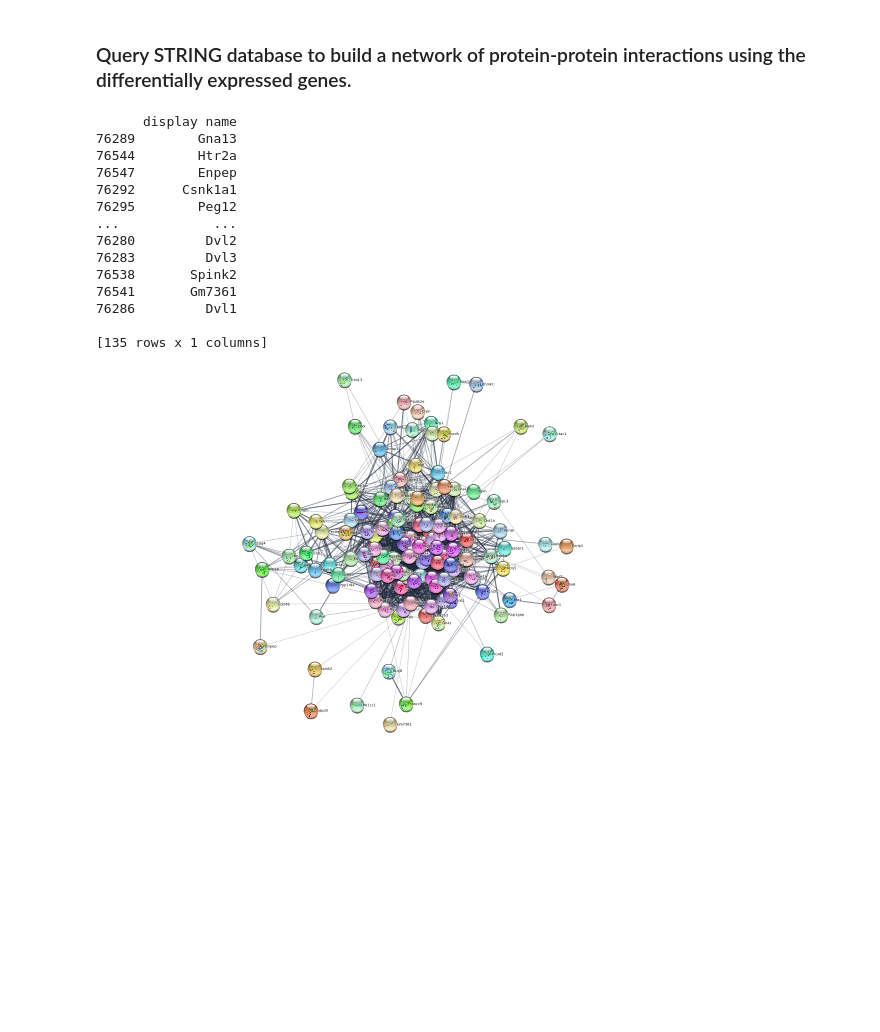
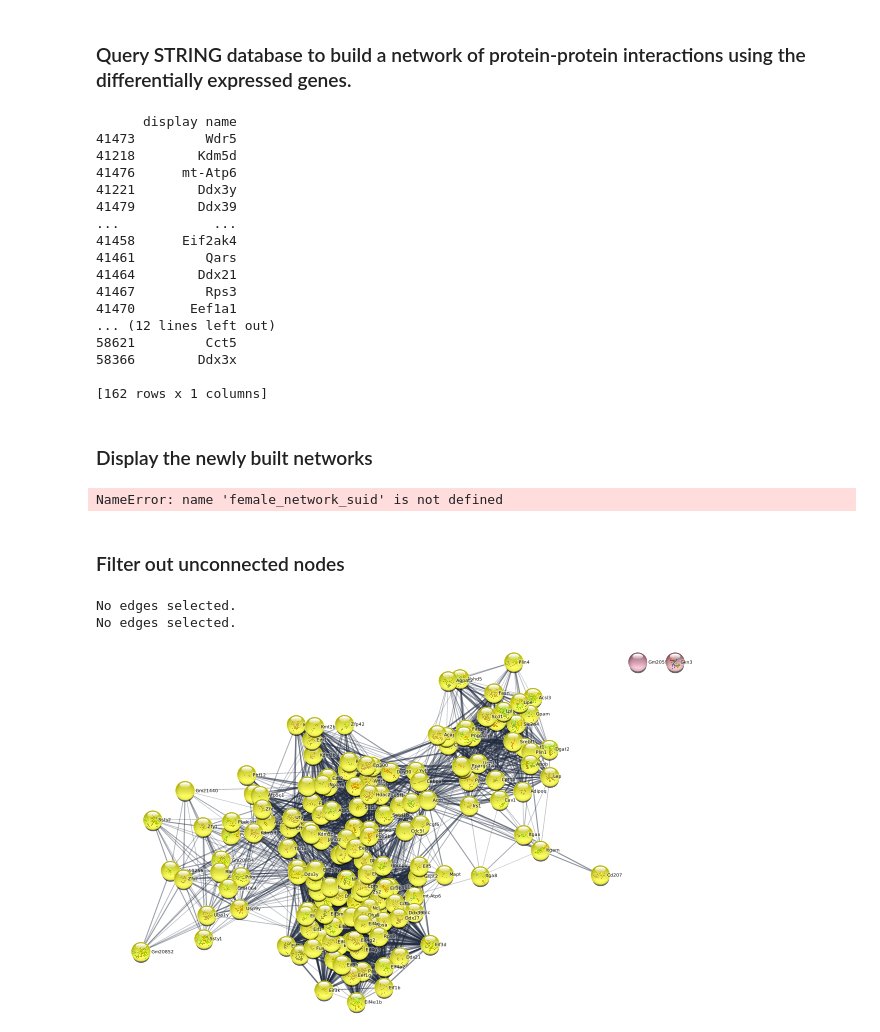
Before and after one commit to hverdonk/RNAseq-network-analysis, a Jupyter notebook: network-finder.ipynb, the cells around one changed output. Saved outputs shown, nothing was run; the diff lists cells and outputs as text; code cells hidden in the pictures; blank space fills up the shorter version.

Commit message:
network-finder.ipynb works on multiple datasets, started network style mapping

```diff
--- a/network-finder.ipynb
+++ b/network-finder.ipynb
@@ -21,27 +23,67 @@ data = cda.CleanData(gene_datafile)
 # %% [markdown]
 ### Query STRING database to build a network of protein-protein interactions using the differentially expressed genes.
 # %%
-string_cmd = 'string protein query query='+data.genes_string()+' cutoff=0.4 species="Mus musculus" limit=150'
-p4c.commands_run(string_cmd)
+string_query_male = 'string protein query query='+male_DEGs.genes_string()+' cutoff=0.4 species="Mus musculus" limit=150'
+p4c.commands_run(string_query_male)
 
 test_table = p4c.get_table_columns('node','display name')
 print(test_table)
+
+string_query_female = 'string protein query query='+female_DEGs.genes_string()+' cutoff=0.4 species="Mus musculus" limit=150'
+p4c.commands_run(string_query_female)
+
+test_table = p4c.get_table_columns('node','display name')
+print(test_table)
 # %% [output]
       display name
-76289        Gna13
-76544        Htr2a
-76547        Enpep
-76292      Csnk1a1
-76295        Peg12
+41473         Wdr5
+41218        Kdm5d
+41476      mt-Atp6
+41221        Ddx3y
+41479        Ddx39
 ...            ...
-76280         Dvl2
-76283         Dvl3
-76538       Spink2
-76541       Gm7361
-76286         Dvl1
+41458      Eif2ak4
+41461         Qars
+41464        Ddx21
+41467         Rps3
+41470       Eef1a1
+... (12 lines left out)
+58621         Cct5
+58366        Ddx3x
 
-[135 rows x 1 columns]
+[162 rows x 1 columns]
+# %% [markdown]
+### Display the newly built networks
+# %%
+# Get network names and suids. Network list is ordered from most recent STRING query to earliest STRING query
+# (i.e., female network is at index 0 and male network is at index 1)
+network_names = p4c.get_network_list()
+
+female_network_suid = p4c.get_network_suid(network_names[0])
+male_network_suid = p4c.get_network_suid(network_names[1])
+
+p4c.notebook_export_show_image(network=female_network_suid)
+# %% [output]
+NameError: name 'female_network_suid' is not defined
 # %%
-p4c.notebook_export_show_image()
+p4c.notebook_export_show_image(network=male_network_suid)
-# %% [output]
-[figure, removed]
+# %% [markdown]
+### Filter out unconnected nodes
+# %%
+# select all nodes except low degree nodes, e.g., those with 0 edges
+p4c.create_degree_filter('female degree filter', [0,0], predicate='IS_NOT_BETWEEN', network=female_network_suid)
+p4c.create_degree_filter('male degree filter', [0,0], predicate='IS_NOT_BETWEEN', network=male_network_suid)
+
+# create a subnetwork of the selected set of nodes and all relevant edges
+p4c.create_subnetwork(subnetwork_name='female DEGs', network=female_network_suid)
+p4c.create_subnetwork(subnetwork_name='male DEGs', network=male_network_suid)
+
+# grab subnetwork suids
+female_subnetwork_suid = p4c.get_network_suid('female DEGs')
+male_subnetwork_suid = p4c.get_network_suid('male DEGs')
+
+p4c.notebook_export_show_image(network=female_subnetwork_suid)
+# %% [output]
+No edges selected.
+No edges selected.
+[figure, added]
```
Also changed, not shown: parts of 16 cells of this notebook, 2 other files.
